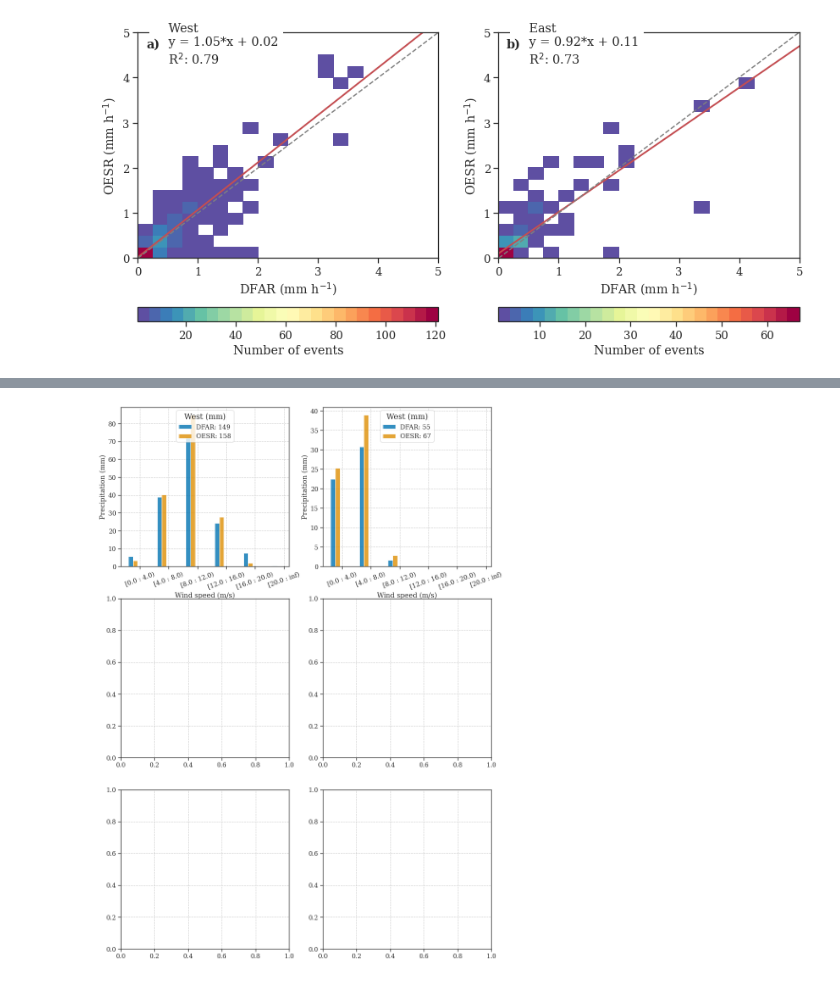
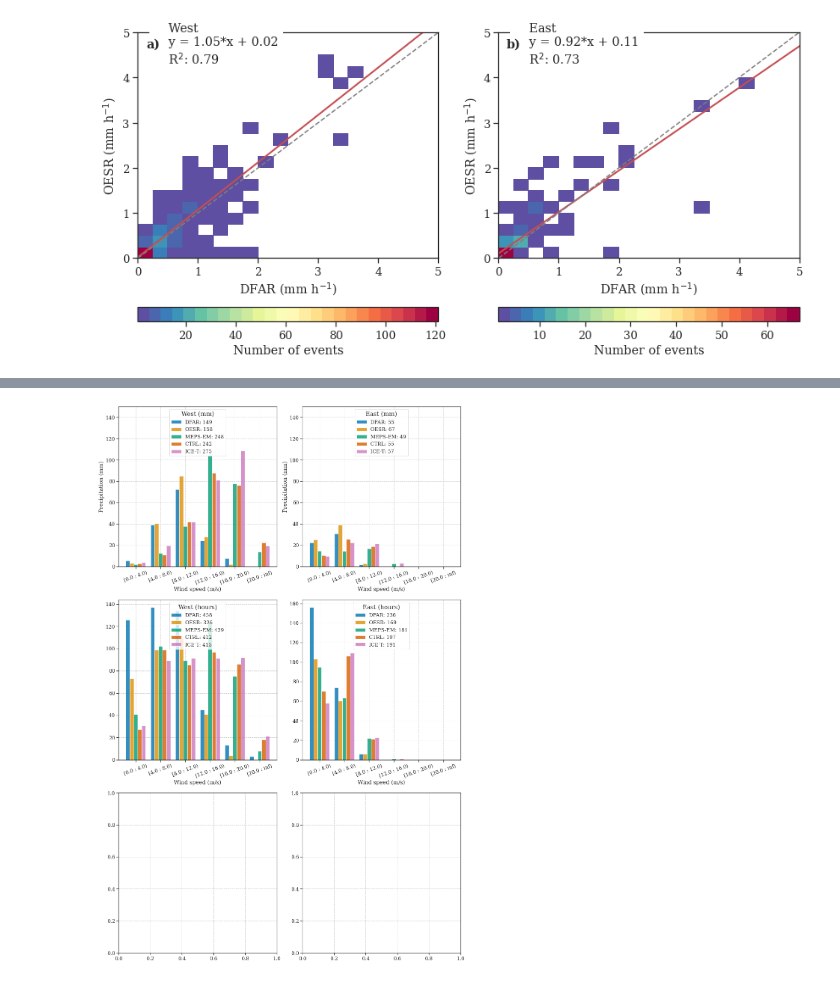
Before and after one commit to franzihe/Haukeliseter_16_17, a Jupyter notebook: write_nc_precip_day_wind_regime_temp_condition_V2.ipynb, the cells around one changed output, grey strips where cells are left out. Drawn from its saved outputs; the diff is of its cells as text; code cells hidden in the pictures.

Commit message:
how many hours where precipitaion

```diff
--- a/write_nc_precip_day_wind_regime_temp_condition_V2.ipynb
+++ b/write_nc_precip_day_wind_regime_temp_condition_V2.ipynb
@@ -709,28 +956,58 @@ def plt_bar_obs_ret_meps(axs, west, x, observation):
     axs.set_xticks(np.arange(len(west)))
     axs.set_xticklabels(['[0.0 : 4.0)', '[4.0 : 8.0)', '[8.0 : 12.0)', '[12.0 : 16.0)', '[16.0 : 20.0)', '[20.0 : inf)'],                         rotation=20)
     axs.set_xlabel('Wind speed (m/s)')
-# %%
-fig, axsm = plt.subplots(3, 2, figsize = [14,21])
-axs = axsm.flatten()
-
-#West
-plt_bar_obs_ret_meps(axs[0], obs['precip_west_ws'], -2, 'DFAR')
-plt_bar_obs_ret_meps(axs[0], ret['precip_west_ws'], -1, 'OESR')
-
-
-
-
-#East
-plt_bar_obs_ret_meps(axs[1], obs['precip_east_ws'], -2, 'DFAR')
-plt_bar_obs_ret_meps(axs[1], ret['precip_east_ws'], -1, 'OESR')
-
-for i in range(2):
-    axs[i].legend(loc = 'upper center',
-              fancybox=True, facecolor ='white', title = 'West (mm)', title_fontsize=16)
-    axs[i].set_ylabel('Precipitation (mm)')
-#    axs[i].set_ylim([0, 5])
-# %% [output]
-[figure, removed]
+# %%
+fig, axsm = plt.subplots(3, 2, figsize = [14,21])
+axs = axsm.flatten()
+
+#West
+plt_bar_obs_ret_meps(axs[0], obs['precip_west_ws'], -2, 'DFAR')
+plt_bar_obs_ret_meps(axs[0], ret['precip_west_ws'], -1, 'OESR')
+for mr, i in zip(meps_run, range(len(meps_run))):
+    plt_bar_obs_ret_meps(axs[0], meps[mr]['precip_west_ws'], i, mr)
+
+
+#East
+plt_bar_obs_ret_meps(axs[1], obs['precip_east_ws'], -2, 'DFAR')
+plt_bar_obs_ret_meps(axs[1], ret['precip_east_ws'], -1, 'OESR')
+for mr, i in zip(meps_run, range(len(meps_run))):
+    plt_bar_obs_ret_meps(axs[1], meps[mr]['precip_east_ws'], i, mr)
+
+for i, _t in zip(range(2), ['West (mm)', 'East (mm)']):
+    axs[i].legend(loc = 'upper center',
+              fancybox=True, facecolor ='white', title = _t, title_fontsize=16)
+    axs[i].set_ylabel('Precipitation (mm)')
+    axs[i].set_ylim([0, 150])
+
+
+####
+plt_bar_obs_ret_meps(axs[2], obs['count_west_ws'], -2, 'DFAR')
+plt_bar_obs_ret_meps(axs[2], ret['count_west_ws'], -1, 'OESR')
+for mr, i in zip(meps_run, range(len(meps_run))):
+    plt_bar_obs_ret_meps(axs[2], meps[mr]['count_west_ws'], i, mr)
+
+plt_bar_obs_ret_meps(axs[3], obs['count_east_ws'], -2, 'DFAR')
+plt_bar_obs_ret_meps(axs[3], ret['count_east_ws'], -1, 'OESR')
+for mr, i in zip(meps_run, range(len(meps_run))):
+    plt_bar_obs_ret_meps(axs[3], meps[mr]['count_east_ws'], i, mr)
+
+
+for i, _t in zip(range(2,4), ['West (hours)', 'East (hours)']):
+    axs[i].legend(loc = 'upper center',
+              fancybox=True, facecolor ='white', title = _t, title_fontsize=16)
+#    axs[i].set_ylabel('Precipitation (mm)')
+ #   axs[i].set_ylim([0, 150])
+
+
+plt.tight_layout()
+if savefig == 1:
+        cF.createFolder('%s/' %(figdir))
+        fig_name = 'winter_16_17_sfc_precip_WS_WD_count.'+form
+        plt.savefig('%s/%s' %(figdir, fig_name), format = form, bbox_inches='tight', transparent=True)
+        print('plot saved: %s/%s' %(figdir, fig_name))
+        plt.close()
+# %% [output]
+[figure, added]
 # %%
         # Eklima data
 
```
Also changed, not shown: parts of 24 cells of this notebook.
